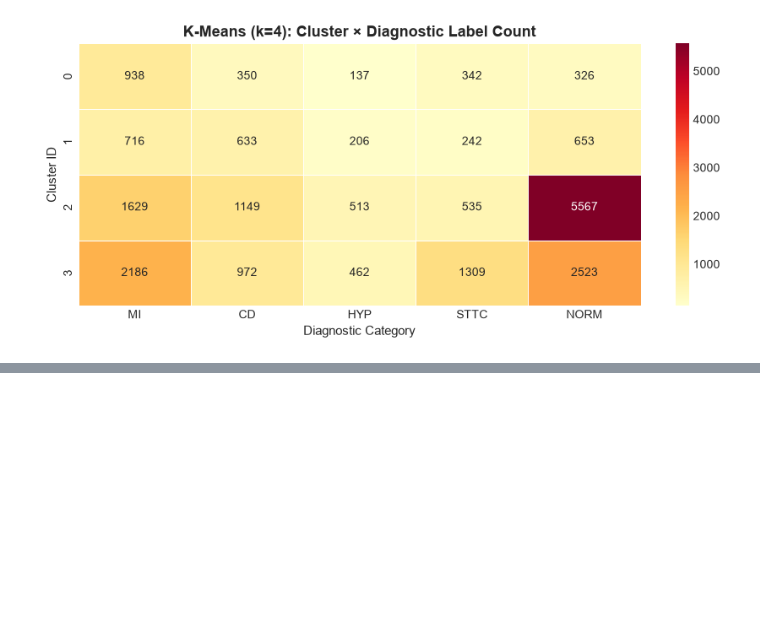
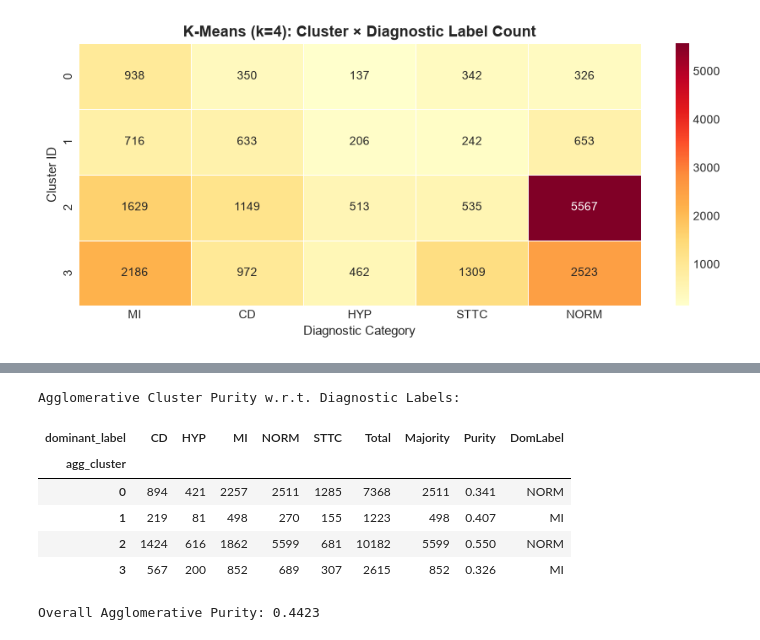
Before and after one commit to Harishraghult/ML_project, a Jupyter notebook: notebooks/clustering.ipynb, the cells around one changed output, grey strips where cells are left out. Cells and saved outputs as stored; diff of their text form; code cells hidden in the pictures; blank space fills up the shorter version.

```diff
--- a/notebooks/clustering.ipynb
+++ b/notebooks/clustering.ipynb
@@ -303,0 +360,25 @@ plt.show()
+# %%
+# External validity: Agglomerative purity
+agg_label_counts = (df.groupby(['agg_cluster', 'dominant_label'])
+                      .size()
+                      .unstack(fill_value=0))
+agg_label_counts['Total']    = agg_label_counts.sum(axis=1)
+agg_label_counts['Majority'] = agg_label_counts[class_names].max(axis=1)
+agg_label_counts['Purity']   = (agg_label_counts['Majority'] /
+                                 agg_label_counts['Total']).round(3)
+agg_label_counts['DomLabel'] = agg_label_counts[class_names].idxmax(axis=1)
+
+print("Agglomerative Cluster Purity w.r.t. Diagnostic Labels:")
+display(agg_label_counts)
+
+agg_purity = (agg_label_counts['Majority'].sum() / agg_label_counts['Total'].sum())
+print(f"Overall Agglomerative Purity: {agg_purity:.4f}")
+# %% [output]
+Agglomerative Cluster Purity w.r.t. Diagnostic Labels:
+| dominant_label | CD | HYP | MI | NORM | STTC | Total | Majority | Purity | DomLabel |
+| agg_cluster |  |  |  |  |  |  |  |  |  |
+| 0 | 894 | 421 | 2257 | 2511 | 1285 | 7368 | 2511 | 0.341 | NORM |
+| 1 | 219 | 81 | 498 | 270 | 155 | 1223 | 498 | 0.407 | MI |
+| 2 | 1424 | 616 | 1862 | 5599 | 681 | 10182 | 5599 | 0.550 | NORM |
+| 3 | 567 | 200 | 852 | 689 | 307 | 2615 | 852 | 0.326 | MI |
+Overall Agglomerative Purity: 0.4423
```
Also changed, not shown: parts of 6 cells of this notebook.
